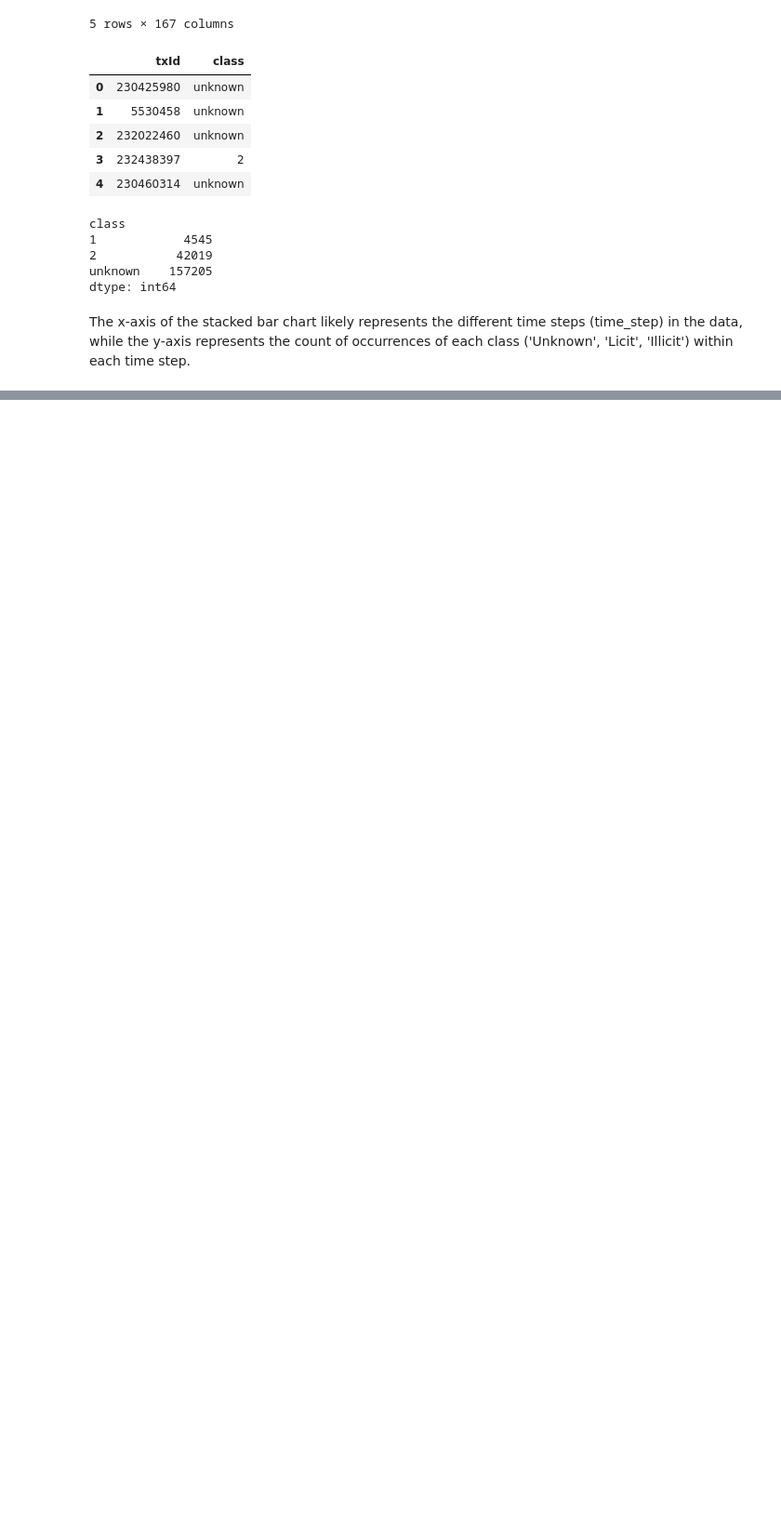
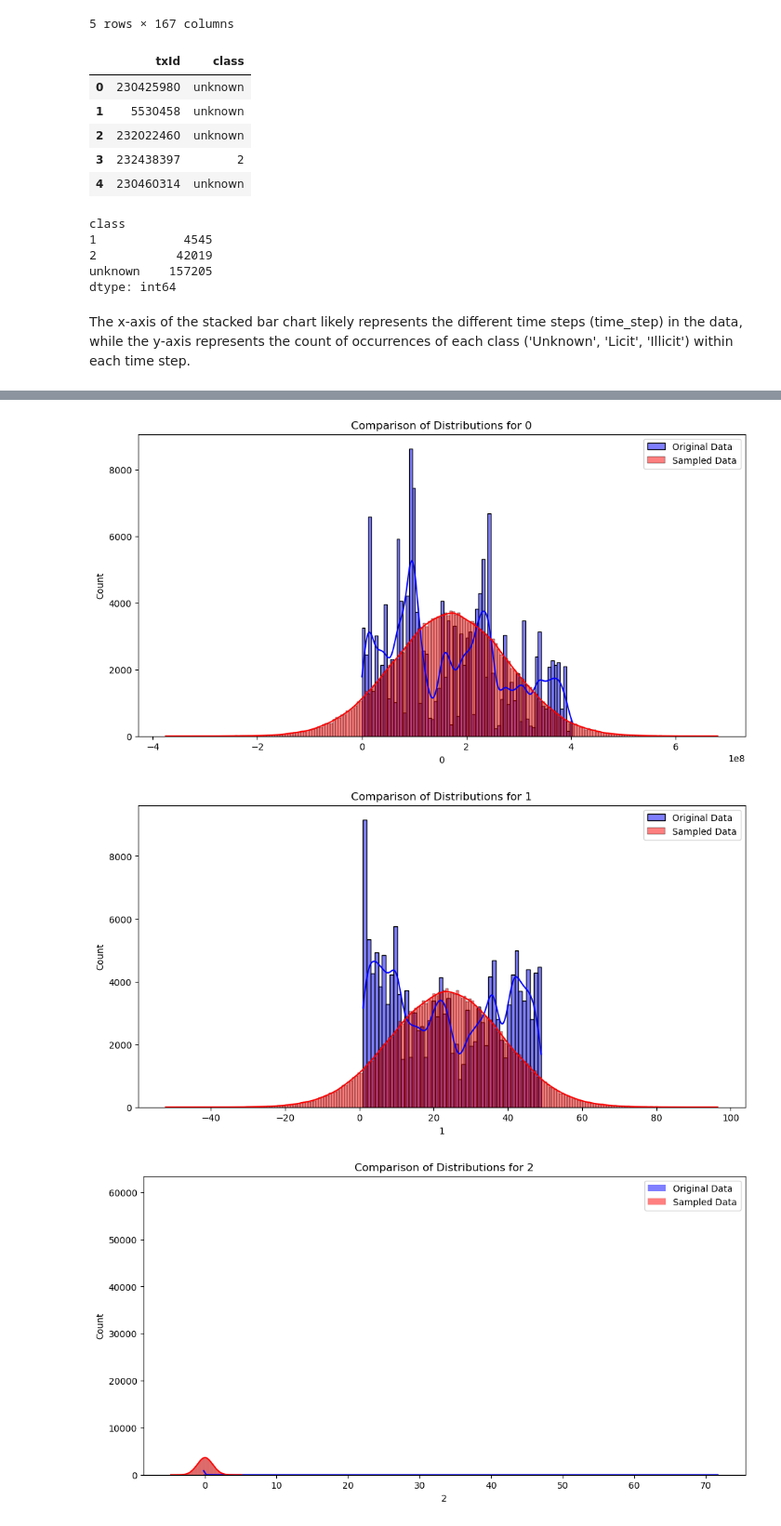
Before and after one commit to pmedare/synthesis-project-II, a Jupyter notebook: Roger/first_tries.ipynb, the cells around one changed output, grey strips where cells are left out. Shown at 93% size. Cells and saved outputs as stored; diff of their text form; code cells hidden in the pictures; blank space fills up the shorter version.

```diff
--- a/Roger/first_tries.ipynb
+++ b/Roger/first_tries.ipynb
@@ -92,0 +137,32 @@ py.iplot(fig)
+# %%
+unknown_df = unknown_df.drop(columns=['class'])
+known_df = known_df.drop(columns=['class'])
+# %%
+
+
+# Assuming df is your DataFrame containing all the features
+
+# Create a new DataFrame to store the generated samples for each feature
+generated_samples_df = pd.DataFrame()
+
+# Iterate over each feature
+for column in unknown_df.columns:
+    # Fit a normal distribution to the feature
+    mean, std = stats.norm.fit(unknown_df[column])
+
+    # Generate new samples based on the fitted distribution
+    new_samples = np.random.normal(loc=mean, scale=std, size=200000)
+
+    # Store the generated samples in the new DataFrame
+    generated_samples_df[column] = new_samples
+
+    # Plot the comparison of distributions for each feature
+    #plt.figure(figsize=(12, 6))
+    #sns.histplot(df_features[column], kde=True, color='blue', label='Original Data')
+    #sns.histplot(new_samples, kde=True, color='red', label='Sampled Data', alpha=0.5)
+    #plt.legend()
+    #plt.title(f'Comparison of Distributions for {column}')
+    #plt.show()
+
+# Display the new DataFrame containing the generated samples for each feature
+#print(generated_samples_df.head())
@@ -92,0 +185,12 @@ py.iplot(fig)
+# %%
+for column in unknown_df.columns:
+    plt.figure(figsize=(12, 6))
+    sns.histplot(unknown_df[column], kde=True, color='blue', label='Original Data')
+    sns.histplot(generated_samples_df[column], kde=True, color='red', label='Sampled Data', alpha=0.5)
+    plt.legend()
+    plt.title(f'Comparison of Distributions for {column}')
+    plt.show()
+# %% [output]
+[figure, added]
+[figure, added]
+[figure, added]
```
Also changed, not shown: parts of 12 cells of this notebook.
